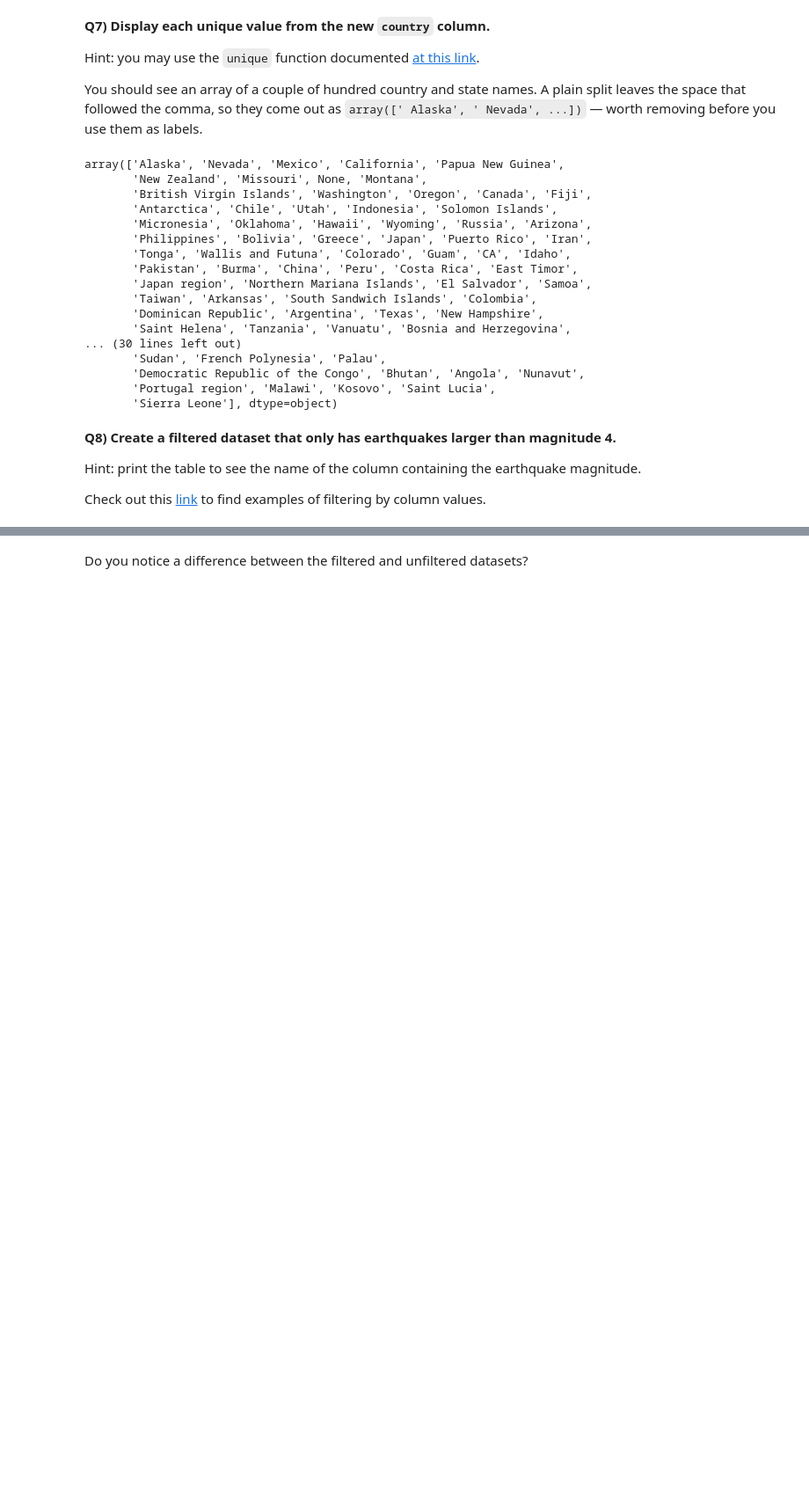
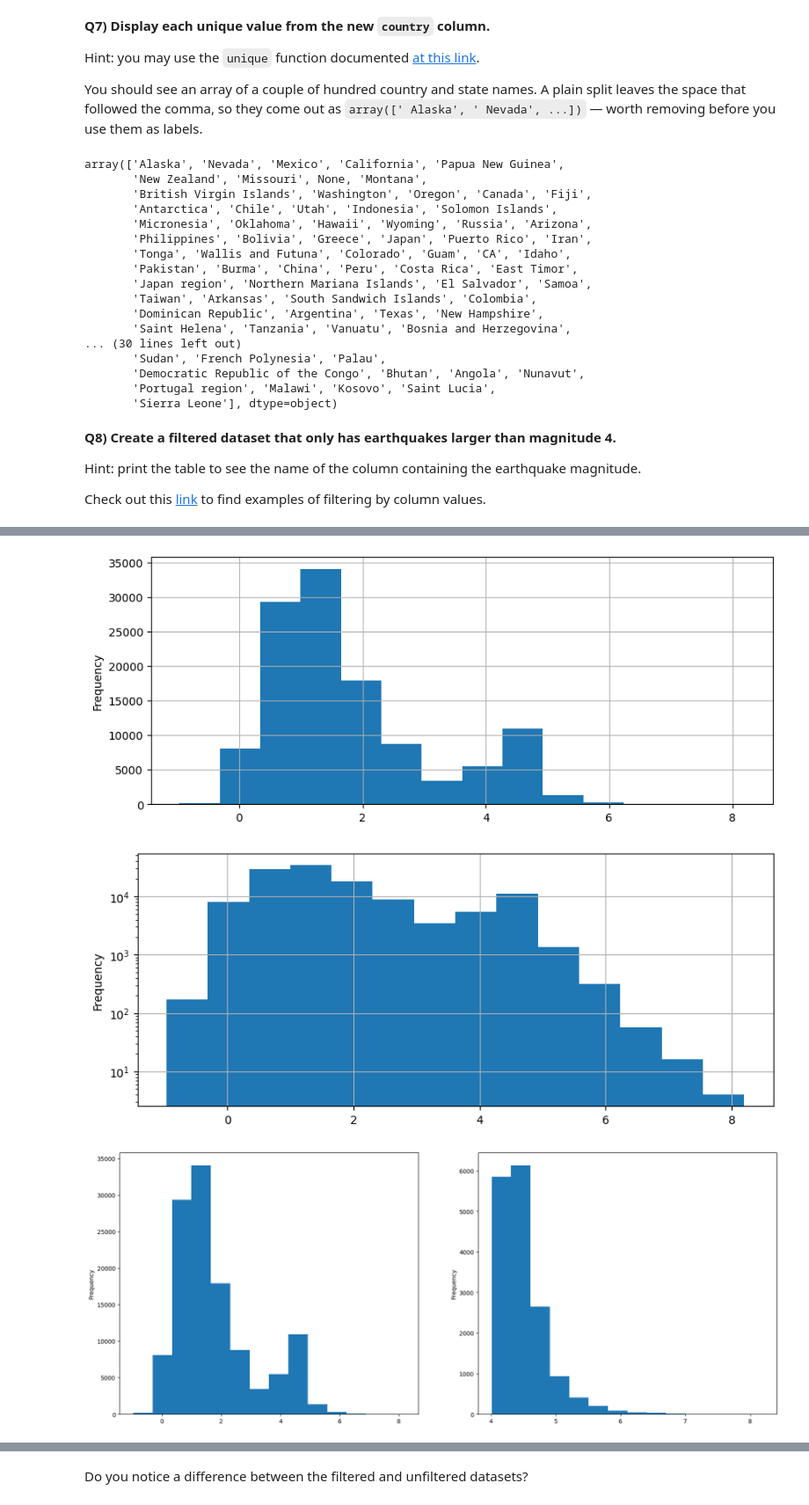
Before and after one commit to emmagiometti/A2026_Intro_Python, a Jupyter notebook: 1_5_env_exercise_pandas.ipynb, the cells around one changed output, grey strips where cells are left out. Shown at 88% size. Cells and saved outputs as stored; diff of their text form; code cells hidden in the pictures; blank space fills up the shorter version.

```diff
--- a/1_5_env_exercise_pandas.ipynb
+++ b/1_5_env_exercise_pandas.ipynb
@@ -305,3 +322,21 @@ side.
+# %%
+# Make the three histograms
+df['mag'].plot(kind='hist', bins = 14, figsize = (10,4), grid=True)
+plt.show()
+
+#redraw with log scale
+df['mag'].plot(kind='hist', bins = 14, figsize = (10,4), logy=True, grid=True)
+plt.show()
+
+#make two histograms side by side
+fig, ax = plt.subplots(1, 2, figsize=(20, 8))
+df['mag'].plot(kind='hist', bins = 14, ax=ax[0])
+df_filtered['mag'].plot(kind='hist', bins = 14, ax=ax[1])
+plt.show()
+# %% [output]
+[figure, added]
+[figure, added]
+[figure, added]
 # %% [markdown]
 **Q11) Visualise the locations of earthquakes by making a scatterplot of their latitude and longitude.**
 
```
Also changed, not shown: parts of 5 cells of this notebook.
